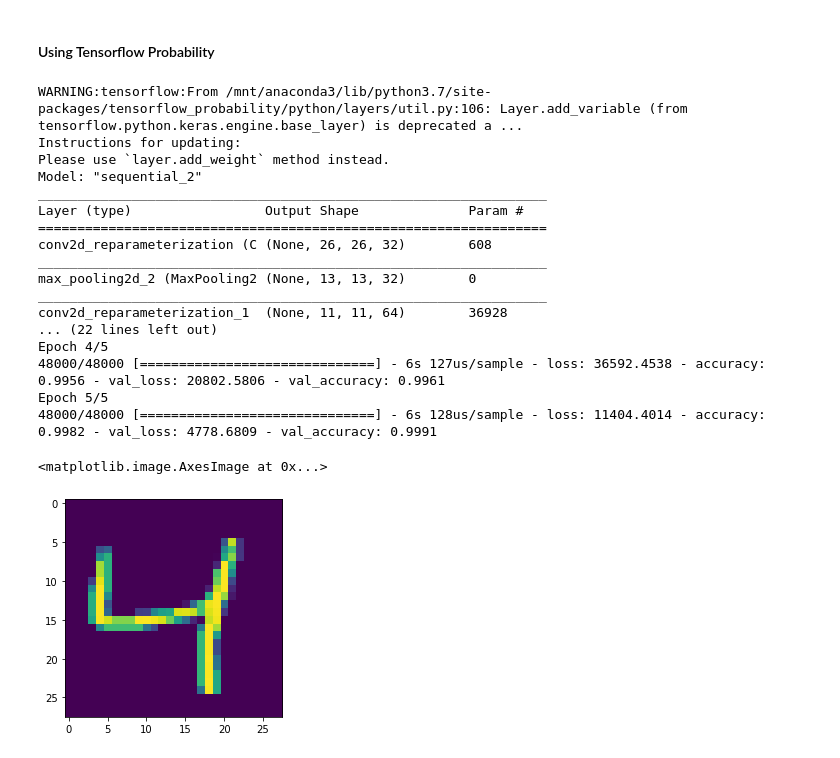
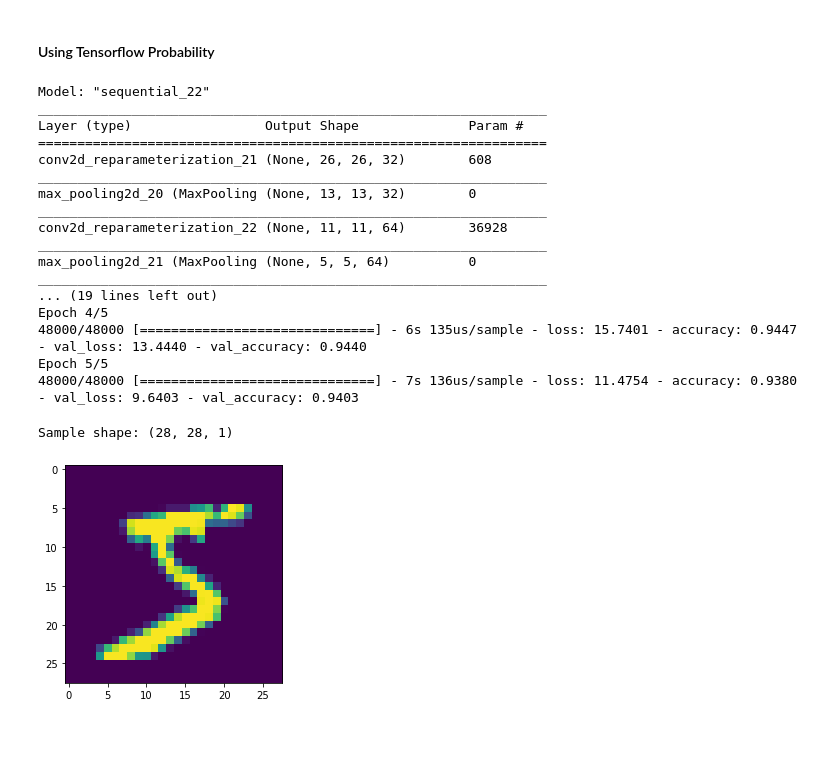
Before and after one commit to leonardoaraujosantos/MLBookCode, a Jupyter notebook: notebooks/bayesian_mnist.ipynb, the cells around one changed output. Drawn from its saved outputs; the diff is of its cells as text; code cells hidden in the pictures.

Commit message:
Working version of Bayesian MNIST CNN

```diff
--- a/notebooks/bayesian_mnist.ipynb
+++ b/notebooks/bayesian_mnist.ipynb
@@ -142,15 +142,19 @@ Epoch 5/5
 # %% [markdown]
 #### Using Tensorflow Probability
 # %%
+NUM_TRAIN_EXAMPLES = 6000
+kl_divergence_function = (lambda q, p, _: tfp.distributions.kl_divergence(q, p) /  # pylint: disable=g-long-lambda
+                            tf.cast(NUM_TRAIN_EXAMPLES, dtype=tf.float32))
+
 model = keras.Sequential([
-    tfp.layers.Convolution2DReparameterization(32, (3,3), activation='relu', input_shape=(28, 28, 1)),
+    tfp.layers.Convolution2DReparameterization(32, (3,3), activation='relu', input_shape=(28, 28, 1), kernel_divergence_fn=kl_divergence_function),
     keras.layers.MaxPooling2D((2, 2)),
-    tfp.layers.Convolution2DReparameterization(64, (3, 3), activation='relu'),
+    tfp.layers.Convolution2DReparameterization(64, (3, 3), activation='relu', kernel_divergence_fn=kl_divergence_function),
     keras.layers.MaxPooling2D((2, 2)),
-    tfp.layers.Convolution2DReparameterization(64, (3, 3), activation='relu'),
+    tfp.layers.Convolution2DReparameterization(64, (3, 3), activation='relu', kernel_divergence_fn=kl_divergence_function),
     keras.layers.Flatten(),
-    tfp.layers.DenseFlipout(64, activation='relu'),
-    tfp.layers.DenseFlipout(10)
+    tfp.layers.DenseFlipout(64, activation='relu', kernel_divergence_fn=kl_divergence_function),
+    tfp.layers.DenseFlipout(10, activation='softmax', kernel_divergence_fn=kl_divergence_function)
 ])
 
 model.summary()
@@ -161,8 +165,8 @@ def neg_log_likelihood_bayesian(y_true, y_pred):
             loss = -tf.reduce_mean(input_tensor=log_likelihood)
             return loss
 
-model.compile(loss=neg_log_likelihood_bayesian,
-              optimizer=keras.optimizers.Adam(),
+model.compile(loss='sparse_categorical_crossentropy',#neg_log_likelihood_bayesian,
+              optimizer=keras.optimizers.RMSprop(),
               metrics=['accuracy'], experimental_run_tf_function=False)
 
 # Train
@@ -174,26 +178,28 @@ history = model.fit(x_train, y_train,
                     validation_split=0.2,
                     callbacks=[tensorboard_callback])
 # %% [output]
-WARNING:tensorflow:From /mnt/anaconda3/lib/python3.7/site-packages/tensorflow_probability/python/layers/util.py:106: Layer.add_variable (from tensorflow.python.keras.engine.base_layer) is deprecated a ...
-Instructions for updating:
-Please use `layer.add_weight` method instead.
-Model: "sequential_2"
+Model: "sequential_22"
 _________________________________________________________________
 Layer (type)                 Output Shape              Param #
 =================================================================
-conv2d_reparameterization (C (None, 26, 26, 32)        608
+conv2d_reparameterization_21 (None, 26, 26, 32)        608
 _________________________________________________________________
-max_pooling2d_2 (MaxPooling2 (None, 13, 13, 32)        0
+max_pooling2d_20 (MaxPooling (None, 13, 13, 32)        0
 _________________________________________________________________
-conv2d_reparameterization_1  (None, 11, 11, 64)        36928
-... (22 lines left out)
+conv2d_reparameterization_22 (None, 11, 11, 64)        36928
+_________________________________________________________________
+max_pooling2d_21 (MaxPooling (None, 5, 5, 64)          0
+_________________________________________________________________
+... (19 lines left out)
 Epoch 4/5
-48000/48000 [==============================] - 6s 127us/sample - loss: 36592.4538 - accuracy: 0.9956 - val_loss: 20802.5806 - val_accuracy: 0.9961
+48000/48000 [==============================] - 6s 135us/sample - loss: 15.7401 - accuracy: 0.9447 - val_loss: 13.4440 - val_accuracy: 0.9440
 Epoch 5/5
-48000/48000 [==============================] - 6s 128us/sample - loss: 11404.4014 - accuracy: 0.9982 - val_loss: 4778.6809 - val_accuracy: 0.9991
+48000/48000 [==============================] - 7s 136us/sample - loss: 11.4754 - accuracy: 0.9380 - val_loss: 9.6403 - val_accuracy: 0.9403
 # %%
-sample = x_train[2]
+sample = x_train[0]
+print('Sample shape:', sample.shape)
 plt.imshow(sample.squeeze(axis=2))
+plt.show()
 # %% [output]
-<matplotlib.image.AxesImage at 0x...>
+Sample shape: (28, 28, 1)
-[figure, old version]
+[figure, new version]
```
Also changed, not shown: parts of 13 cells of this notebook.
